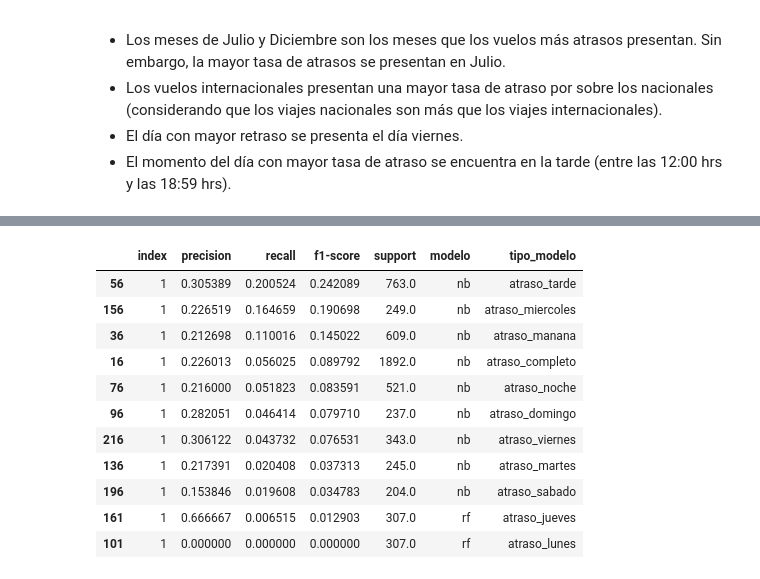
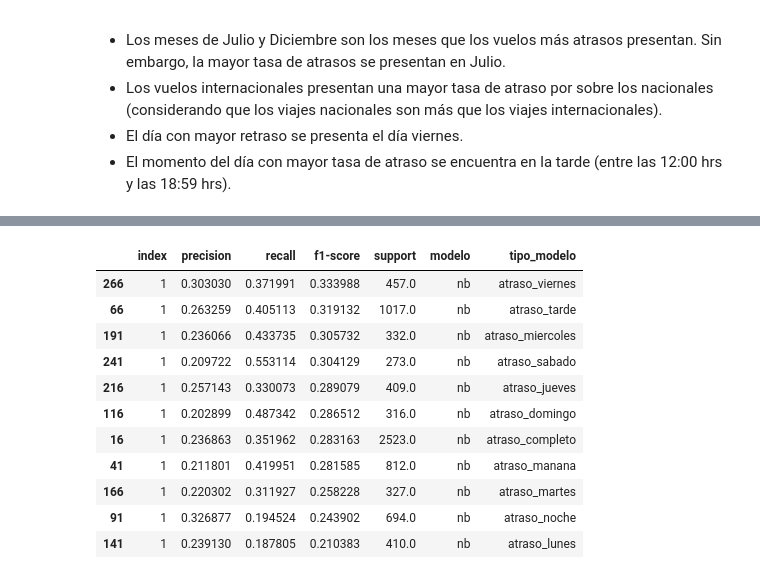
Before and after one commit to marioguzmanb/challenge_ds_latam, a Jupyter notebook: notebooks/solution.ipynb, the cells around one changed output, grey strips where cells are left out. Drawn from its saved outputs; the diff is of its cells as text; code cells hidden in the pictures.

```diff
--- a/notebooks/solution.ipynb
+++ b/notebooks/solution.ipynb
@@ -618,19 +706,19 @@ metrics_models.head()
 # %%
-metrics[metrics["index"]=='1'].sort_values(["tipo_modelo","f1-score"],ascending=[False,False])\
+metrics_models[metrics_models["index"]=='1'].sort_values(["tipo_modelo","f1-score"],ascending=[False,False])\
                 .drop_duplicates(["tipo_modelo"]).sort_values("f1-score",ascending=False)
 # %% [output]
 |  | index | precision | recall | f1-score | support | modelo | tipo_modelo |
-| 56 | 1 | 0.305389 | 0.200524 | 0.242089 | 763.0 | nb | atraso_tarde |
-| 156 | 1 | 0.226519 | 0.164659 | 0.190698 | 249.0 | nb | atraso_miercoles |
-| 36 | 1 | 0.212698 | 0.110016 | 0.145022 | 609.0 | nb | atraso_manana |
-| 16 | 1 | 0.226013 | 0.056025 | 0.089792 | 1892.0 | nb | atraso_completo |
-| 76 | 1 | 0.216000 | 0.051823 | 0.083591 | 521.0 | nb | atraso_noche |
-| 96 | 1 | 0.282051 | 0.046414 | 0.079710 | 237.0 | nb | atraso_domingo |
-| 216 | 1 | 0.306122 | 0.043732 | 0.076531 | 343.0 | nb | atraso_viernes |
-| 136 | 1 | 0.217391 | 0.020408 | 0.037313 | 245.0 | nb | atraso_martes |
-| 196 | 1 | 0.153846 | 0.019608 | 0.034783 | 204.0 | nb | atraso_sabado |
-| 161 | 1 | 0.666667 | 0.006515 | 0.012903 | 307.0 | rf | atraso_jueves |
-| 101 | 1 | 0.000000 | 0.000000 | 0.000000 | 307.0 | rf | atraso_lunes |
+| 266 | 1 | 0.303030 | 0.371991 | 0.333988 | 457.0 | nb | atraso_viernes |
+| 66 | 1 | 0.263259 | 0.405113 | 0.319132 | 1017.0 | nb | atraso_tarde |
+| 191 | 1 | 0.236066 | 0.433735 | 0.305732 | 332.0 | nb | atraso_miercoles |
+| 241 | 1 | 0.209722 | 0.553114 | 0.304129 | 273.0 | nb | atraso_sabado |
+| 216 | 1 | 0.257143 | 0.330073 | 0.289079 | 409.0 | nb | atraso_jueves |
+| 116 | 1 | 0.202899 | 0.487342 | 0.286512 | 316.0 | nb | atraso_domingo |
+| 16 | 1 | 0.236863 | 0.351962 | 0.283163 | 2523.0 | nb | atraso_completo |
+| 41 | 1 | 0.211801 | 0.419951 | 0.281585 | 812.0 | nb | atraso_manana |
+| 166 | 1 | 0.220302 | 0.311927 | 0.258228 | 327.0 | nb | atraso_martes |
+| 91 | 1 | 0.326877 | 0.194524 | 0.243902 | 694.0 | nb | atraso_noche |
+| 141 | 1 | 0.239130 | 0.187805 | 0.210383 | 410.0 | nb | atraso_lunes |
 # %% [markdown]
 # Conclusiones
 
```
Also changed, not shown: parts of 23 cells of this notebook, 59 other files.
